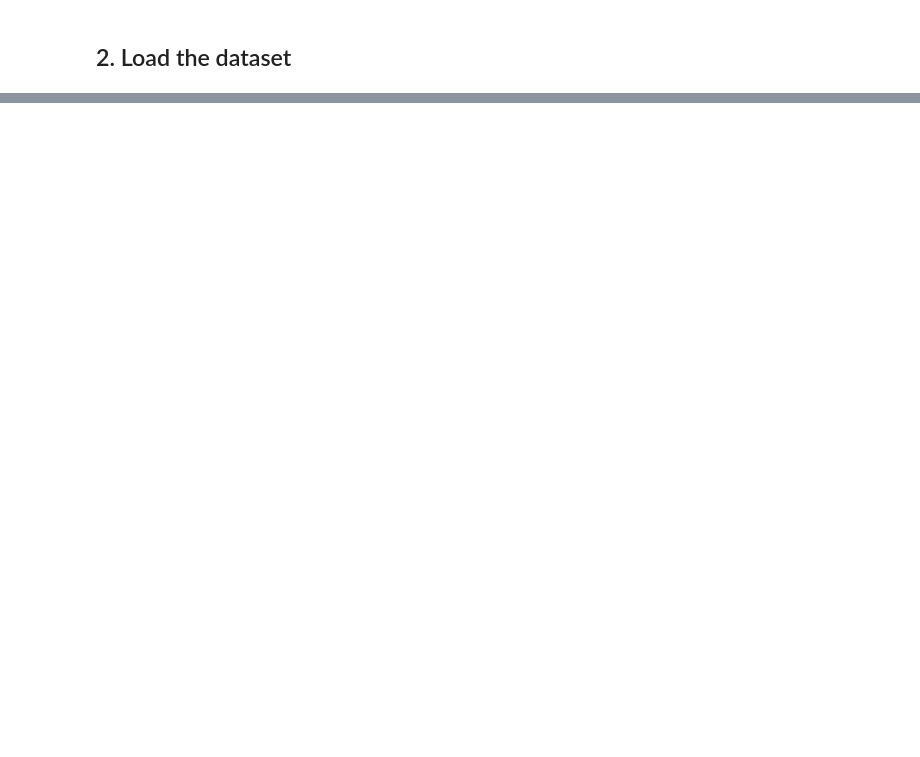
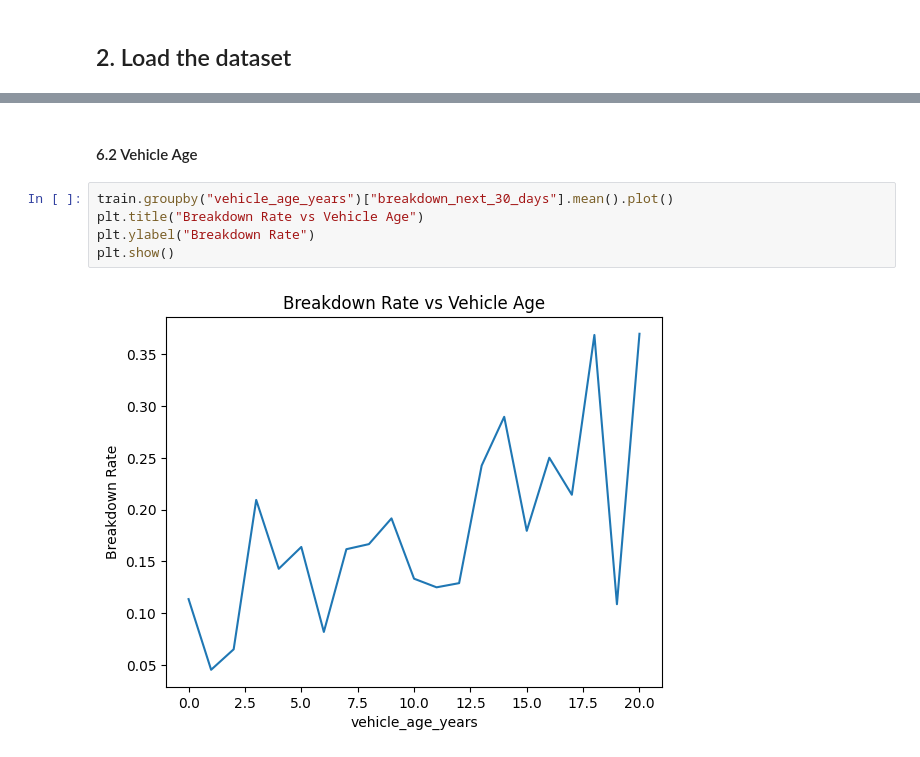
Before and after one commit to IlliaKrivoruchko/Car_Breakdown, a Jupyter notebook: eda.ipynb, the cells around one changed output, grey strips where cells are left out. Saved outputs shown, nothing was run; the diff lists cells and outputs as text; blank space fills up the shorter version.

```diff
--- a/eda.ipynb
+++ b/eda.ipynb
@@ -80,0 +135,9 @@ Index(['id', 'vehicle_brand', 'vehicle_age_years', 'mileage_km',
+# %% [markdown]
+#### 6.2 Vehicle Age
+# %%
+train.groupby("vehicle_age_years")["breakdown_next_30_days"].mean().plot()
+plt.title("Breakdown Rate vs Vehicle Age")
+plt.ylabel("Breakdown Rate")
+plt.show()
+# %% [output]
+[figure, added]
```
Also changed, not shown: parts of 34 cells of this notebook.
